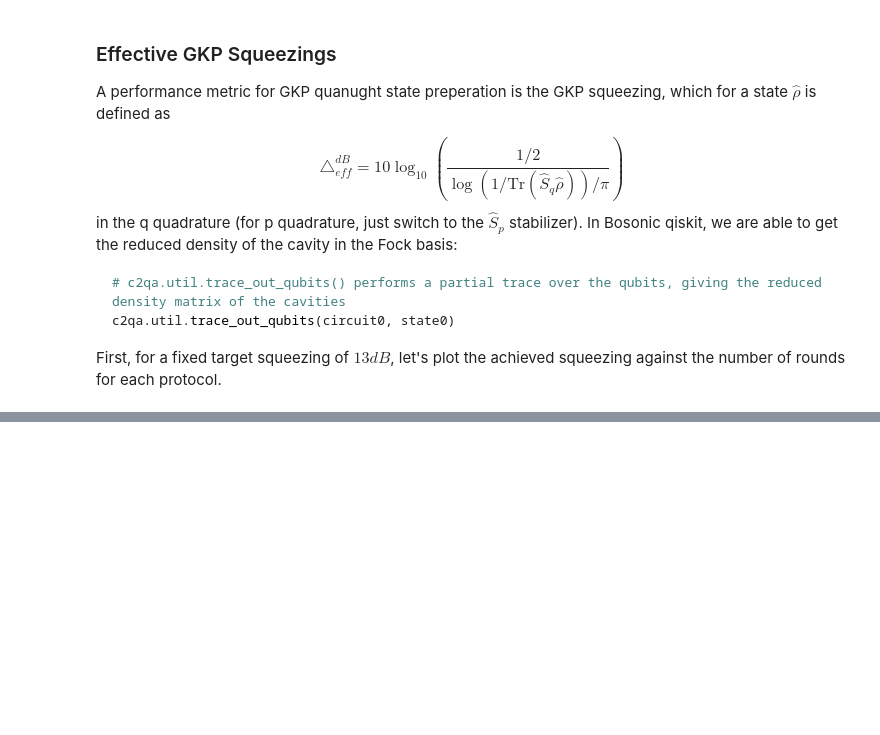
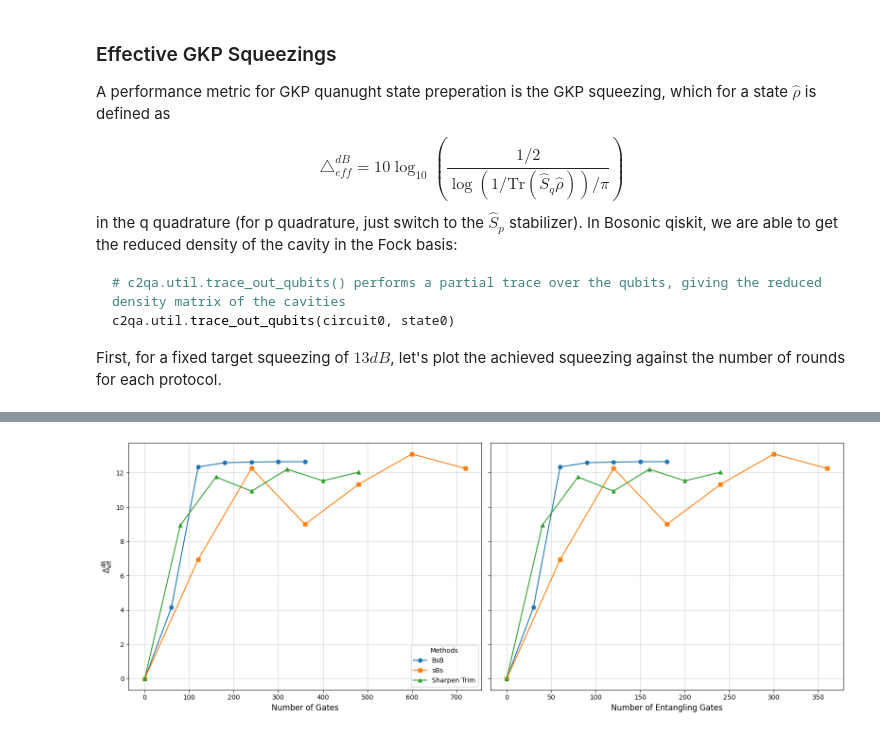
Before and after one commit to samgodwood/bosonic-qiskit, a Jupyter notebook: playground/GKP/GKP_State_Prep.ipynb, the cells around one changed output, grey strips where cells are left out. Cells and saved outputs as stored; diff of their text form; code cells hidden in the pictures; blank space fills up the shorter version.

```diff
--- a/playground/GKP/GKP_State_Prep.ipynb
+++ b/playground/GKP/GKP_State_Prep.ipynb
@@ -359,0 +362,43 @@ Time taken: 757.5690906047821
+# %%
+# Number of gates per round
+gates_per_round = {
+    'BsB': 6*2,
+    'sBs': 6*2*2,
+    'Sharpen Trim': 4*4
+}
+
+# Number of qubit-mode entangling gates (cv_c_d) per round
+entangling_gates_per_round = {
+    'BsB': 3 * 2,
+    'sBs': 3 * 2 * 2,
+    'Sharpen Trim': 2 * 4
+}
+
+# Calculate the total number of gates and entangling gates for each method
+total_gates = {method: [rounds * gates_per_round[method] for rounds in rounds_list] for method in methods}
+total_entangling_gates = {method: [rounds * entangling_gates_per_round[method] for rounds in rounds_list] for method in methods}
+
+markers = {'BsB': 'o', 'sBs': 's', 'Sharpen Trim': '^'}
+
+# Create subplots side by side
+fig, axs = plt.subplots(1, 2, figsize=(16, 6), sharey=True)
+
+# Plot achieved squeezing vs total number of gates
+for method in methods:
+    axs[0].plot(total_gates[method], Delta_eff_dB[method], marker=markers[method], label=method)
+axs[0].set_xlabel("Number of Gates", fontsize=12)
+axs[0].set_ylabel(r"$\Delta_{\mathrm{eff}}^{\mathrm{dB}}$", fontsize=12)
+axs[0].grid(alpha=0.5)
+axs[0].legend(title="Methods", fontsize=10)
+
+# Plot achieved squeezing vs total number of entangling gates
+for method in methods:
+    axs[1].plot(total_entangling_gates[method], Delta_eff_dB[method], marker=markers[method], label=method)
+axs[1].set_xlabel("Number of Entangling Gates", fontsize=12)
+axs[1].grid(alpha=0.5)
+
+plt.tight_layout()
+
+plt.show()
+# %% [output]
+[figure, added]
```
Also changed, not shown: parts of 9 cells of this notebook.
